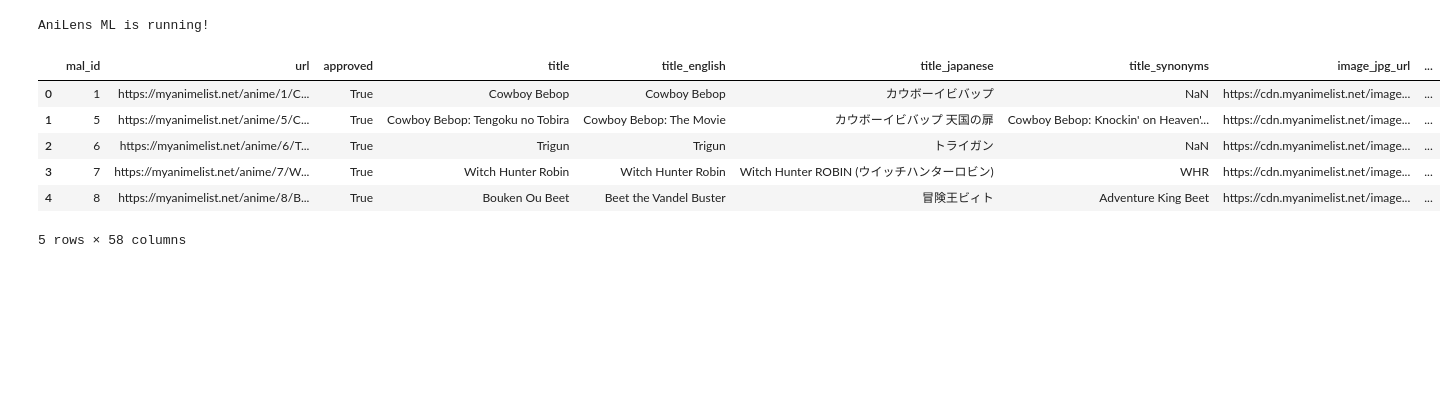
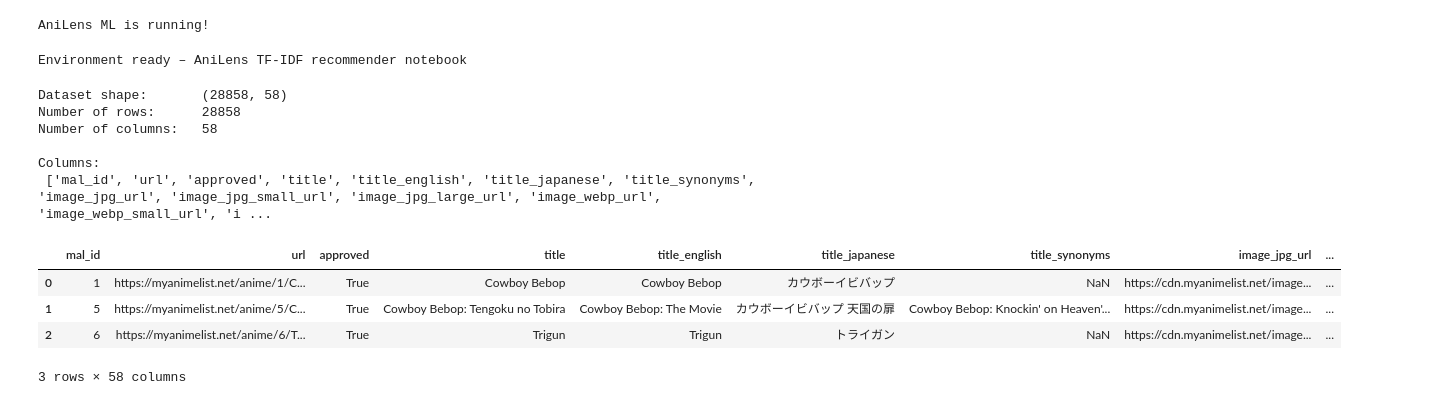
Before and after one commit to Huang1810/AniLens, a Jupyter notebook: tfidf_recommender.ipynb, the cells around one changed output. Drawn from its saved outputs; the diff is of its cells as text; code cells hidden in the pictures; blank space fills up the shorter version.

Commit message:
import the dataset

```diff
--- a/tfidf_recommender.ipynb
+++ b/tfidf_recommender.ipynb
@@ -7,20 +7,49 @@ AniLens ML is running!
 # %%
 import pandas as pd
 import numpy as np
-from sklearn.preprocessing import StandardScaler
+import re
+import pickle
+import matplotlib.pyplot as plt
+import seaborn as sns
+from collections import Counter
+from wordcloud import WordCloud
+
 from sklearn.feature_extraction.text import TfidfVectorizer
-from sklearn.decomposition import PCA
-from sklearn.cluster import DBSCAN
 from sklearn.metrics.pairwise import cosine_similarity
+
+import warnings
+warnings.filterwarnings('ignore')
+
+pd.set_option('display.max_columns', 35)
+pd.set_option('display.max_colwidth', 180)
+
+sns.set_theme(style="darkgrid", palette="muted")
+plt.rcParams['figure.figsize'] = (12, 5.5)
+plt.rcParams['font.size'] = 13
+
+print("Environment ready – AniLens TF-IDF recommender notebook")
+# %% [output]
+Environment ready – AniLens TF-IDF recommender notebook
 # %%
-# Load dataset
-df = pd.read_csv("dataset/anime.csv")
-df.head()
+DATA_FILE = "dataset/anime.csv"
+
+df = pd.read_csv(DATA_FILE, low_memory=False)
+
+print("Dataset shape:      ", df.shape)
+print("Number of rows:     ", len(df))
+print("Number of columns:  ", df.shape[1])
+print("\nColumns:\n", df.columns.tolist())
+
+df.head(3)
 # %% [output]
+Dataset shape:       (28858, 58)
+Number of rows:      28858
+Number of columns:   58
+
+Columns:
+ ['mal_id', 'url', 'approved', 'title', 'title_english', 'title_japanese', 'title_synonyms', 'image_jpg_url', 'image_jpg_small_url', 'image_jpg_large_url', 'image_webp_url', 'image_webp_small_url', 'i ...
 |  | mal_id | url | approved | title | title_english | title_japanese | title_synonyms | image_jpg_url | ... |
 | 0 | 1 | https://myanimelist.net/anime/1/C... | True | Cowboy Bebop | Cowboy Bebop | カウボーイビバップ | NaN | https://cdn.myanimelist.net/image... | ... |
 | 1 | 5 | https://myanimelist.net/anime/5/C... | True | Cowboy Bebop: Tengoku no Tobira | Cowboy Bebop: The Movie | カウボーイビバップ 天国の扉 | Cowboy Bebop: Knockin' on Heaven'... | https://cdn.myanimelist.net/image... | ... |
 | 2 | 6 | https://myanimelist.net/anime/6/T... | True | Trigun | Trigun | トライガン | NaN | https://cdn.myanimelist.net/image... | ... |
-| 3 | 7 | https://myanimelist.net/anime/7/W... | True | Witch Hunter Robin | Witch Hunter Robin | Witch Hunter ROBIN (ウイッチハンターロビン) | WHR | https://cdn.myanimelist.net/image... | ... |
-| 4 | 8 | https://myanimelist.net/anime/8/B... | True | Bouken Ou Beet | Beet the Vandel Buster | 冒険王ビィト | Adventure King Beet | https://cdn.myanimelist.net/image... | ... |
-5 rows × 58 columns
+3 rows × 58 columns
```
Also changed, not shown: parts of 9 cells of this notebook.
